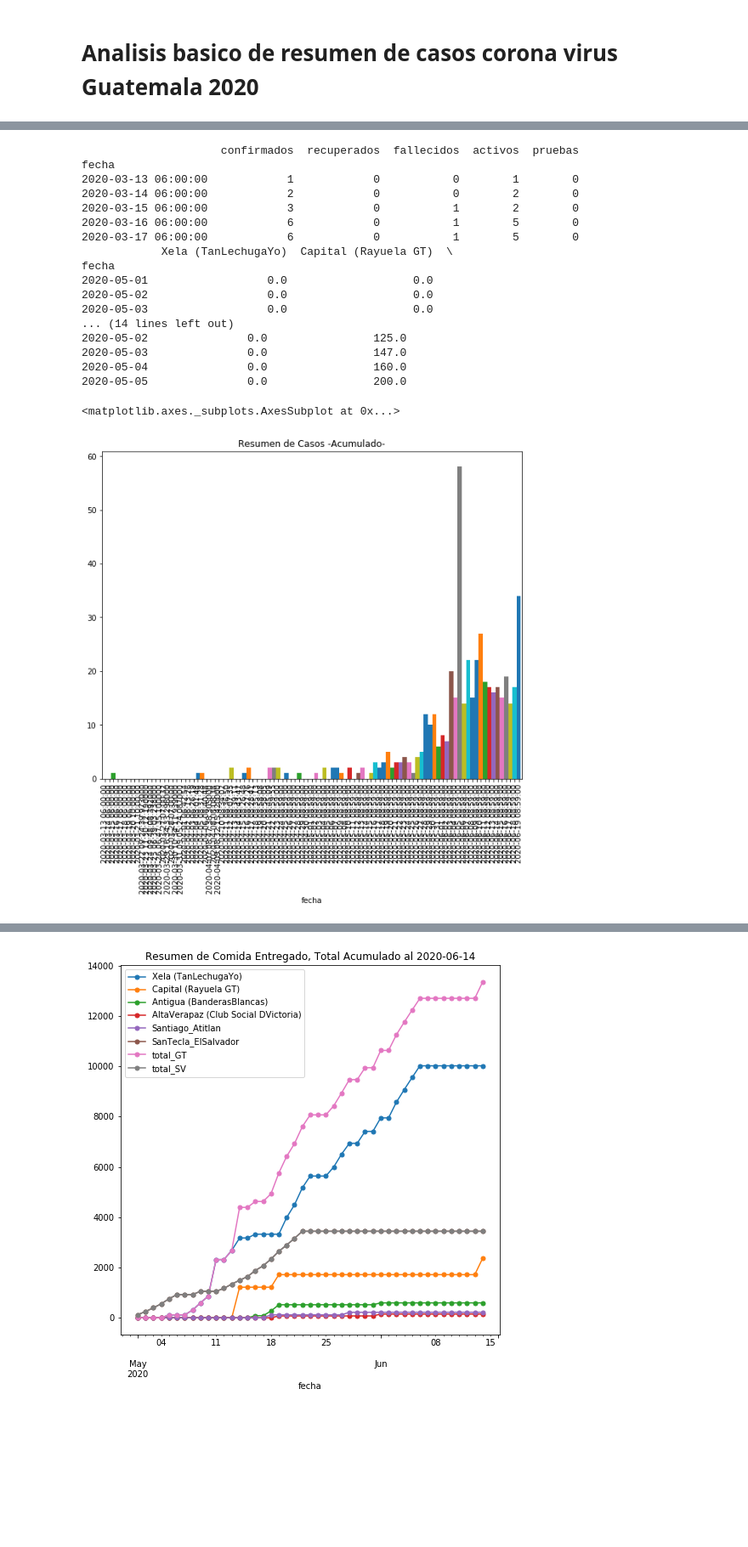
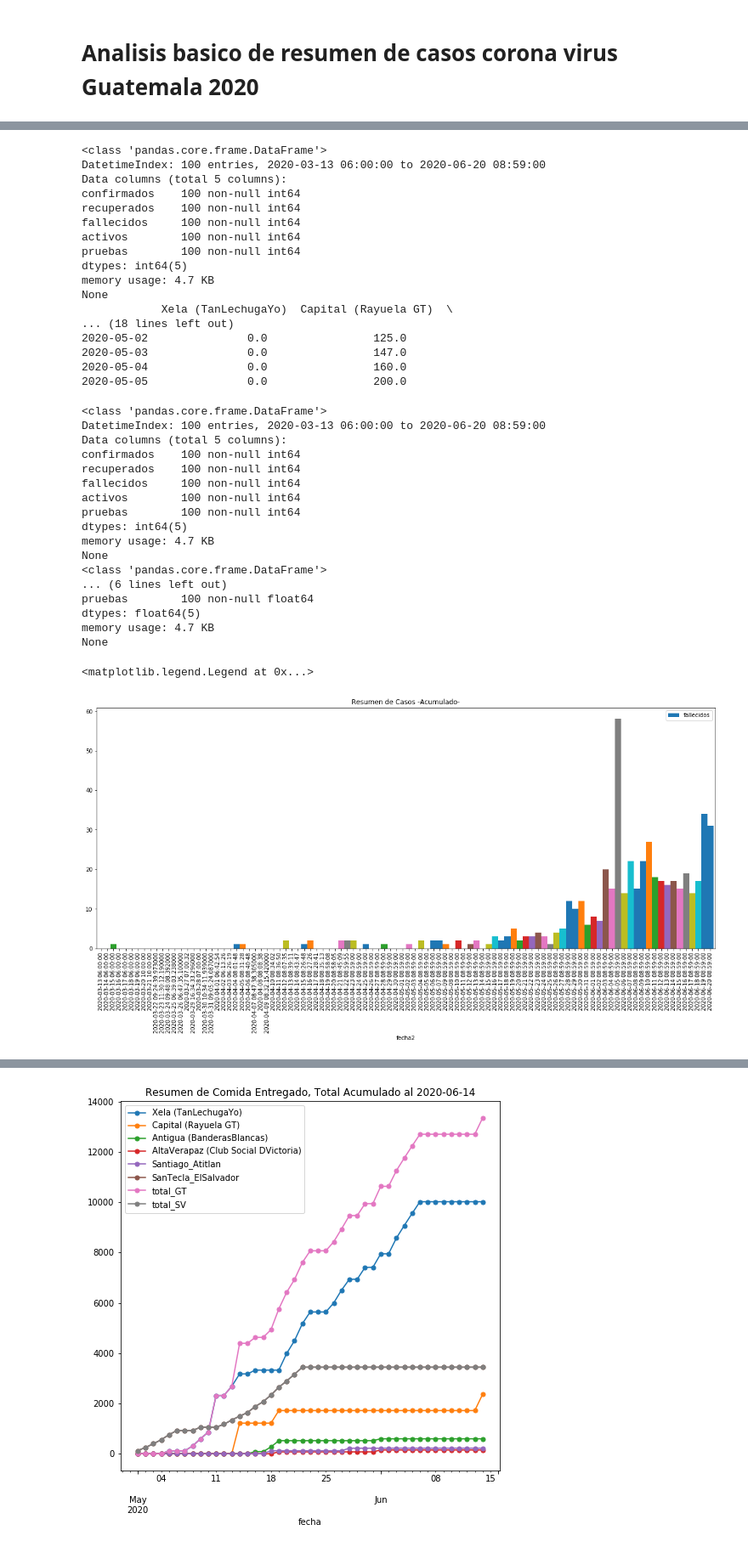
Before and after one commit to ncovgt2020/ncovgt2020, a Jupyter notebook: scripts/analisis_basico_casos.ipynb, the cells around one changed output, grey strips where cells are left out. Shown at 85% size. Cells and saved outputs as stored; diff of their text form; code cells hidden in the pictures; blank space fills up the shorter version.

```diff
--- a/scripts/analisis_basico_casos.ipynb
+++ b/scripts/analisis_basico_casos.ipynb
@@ -43,35 +43,60 @@ ollaComunitaria = ollaComunitaria.set_index(keys = 'fecha', drop = True).fillna(
 
 #casos = casos.drop(columns = 'fuente') # ignorar fuente de informacion
 # mostrar algunos datos
-print(casos.head())
+print(casos.info())
 print(ollaComunitaria.head())
 # %% [output]
-                     confirmados  recuperados  fallecidos  activos  pruebas
-fecha
-2020-03-13 06:00:00            1            0           0        1        0
-2020-03-14 06:00:00            2            0           0        2        0
-2020-03-15 06:00:00            3            0           1        2        0
-2020-03-16 06:00:00            6            0           1        5        0
-2020-03-17 06:00:00            6            0           1        5        0
+<class 'pandas.core.frame.DataFrame'>
+DatetimeIndex: 100 entries, 2020-03-13 06:00:00 to 2020-06-20 08:59:00
+Data columns (total 5 columns):
+confirmados    100 non-null int64
+recuperados    100 non-null int64
+fallecidos     100 non-null int64
+activos        100 non-null int64
+pruebas        100 non-null int64
+dtypes: int64(5)
+memory usage: 4.7 KB
+None
             Xela (TanLechugaYo)  Capital (Rayuela GT)  \
-fecha
-2020-05-01                  0.0                   0.0
-2020-05-02                  0.0                   0.0
-2020-05-03                  0.0                   0.0
-... (14 lines left out)
+... (18 lines left out)
 2020-05-02               0.0                125.0
 2020-05-03               0.0                147.0
 2020-05-04               0.0                160.0
 2020-05-05               0.0                200.0
 # %%
-fig1 = plt.figure(figsize=(10,8))
+fig1 = plt.figure(figsize=(20,8))
 fig1ax1 = fig1.add_subplot(1,1,1)
 fig1ax1.set_title('Resumen de Casos -Acumulado-')
 reversed_cumsum = casos-casos.shift(1).fillna(0)
-reversed_cumsum['fallecidos'].plot.bar(ax = fig1ax1 , width = 1)
+reversed_cumsum["fecha2"] = casos.index
+reversed_cumsum = reversed_cumsum.set_index(keys = 'fecha2', drop = True)
+
+print(casos.info())
+print(reversed_cumsum.info())
+reversed_cumsum["fallecidos"].plot.bar(ax = fig1ax1 , width = 1)
+#casos["fallecidos"].plot(ax = fig1ax1 , marker=".",markersize=20, label="Fallecidos Acumulado")
+fig1ax1.legend(loc='best')
+#fig1ax1.grid()
 # %% [output]
-<matplotlib.axes._subplots.AxesSubplot at 0x...>
+<class 'pandas.core.frame.DataFrame'>
+DatetimeIndex: 100 entries, 2020-03-13 06:00:00 to 2020-06-20 08:59:00
+Data columns (total 5 columns):
+confirmados    100 non-null int64
+recuperados    100 non-null int64
+fallecidos     100 non-null int64
+activos        100 non-null int64
+pruebas        100 non-null int64
+dtypes: int64(5)
+memory usage: 4.7 KB
+None
+<class 'pandas.core.frame.DataFrame'>
+... (6 lines left out)
+pruebas        100 non-null float64
+dtypes: float64(5)
+memory usage: 4.7 KB
+None
+<matplotlib.legend.Legend at 0x...>
-[figure, old version]
+[figure, new version]
 # %%
 fig2 = plt.figure(figsize=(8,8))
 fig2ax1 = fig2.add_subplot(1,1,1)
```
Also changed, not shown: parts of 4 cells of this notebook, 9 other files.
